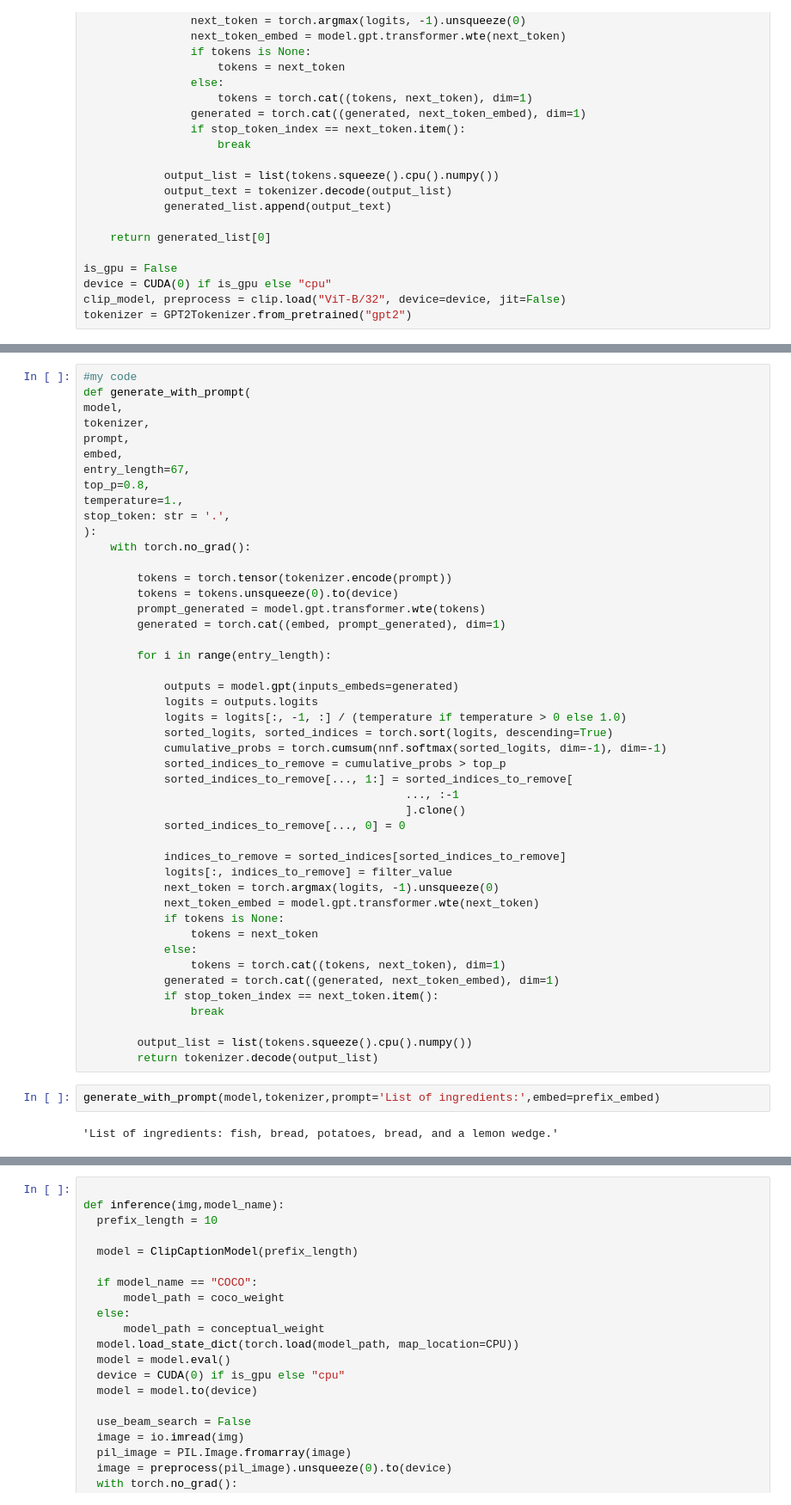
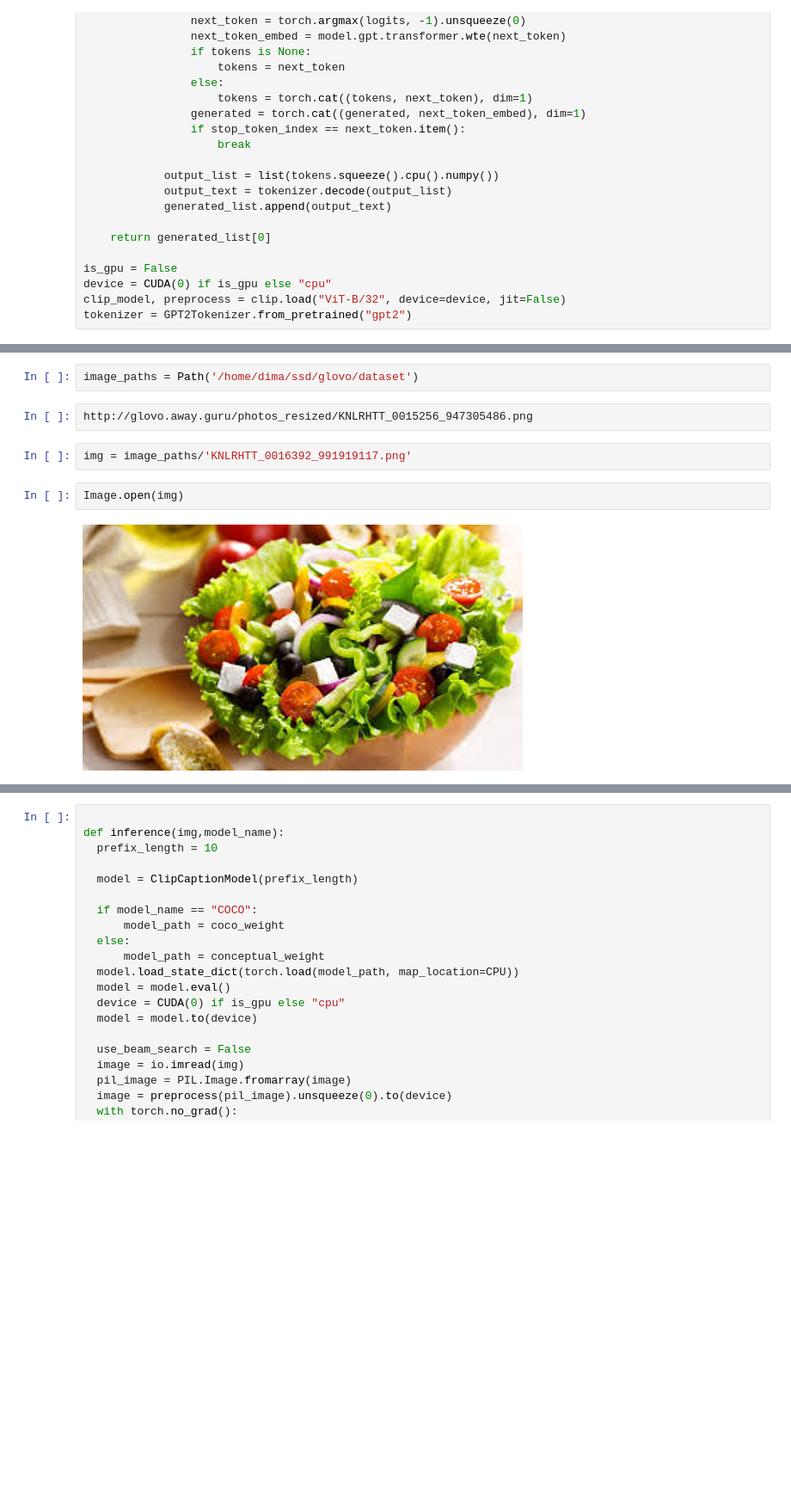
Before and after one commit to DmitriyG228/CLIP_prefix_caption, a Jupyter notebook: 00_model.ipynb, the cells around one changed output, grey strips where cells are left out. Shown: that part at 86% size. Drawn from its saved outputs; the diff is of its cells as text; blank space fills up the shorter version.

```diff
--- a/00_model.ipynb
+++ b/00_model.ipynb
@@ -286,50 +314,10 @@ stop_token: str = '.'
-# %%
-#my code
-def generate_with_prompt(
-model,
-tokenizer,
-prompt,
-embed,
-entry_length=67,
-top_p=0.8,
-temperature=1.,
-stop_token: str = '.',
-):
-    with torch.no_grad():
-
-        tokens = torch.tensor(tokenizer.encode(prompt))
-        tokens = tokens.unsqueeze(0).to(device)
-        prompt_generated = model.gpt.transformer.wte(tokens)
-        generated = torch.cat((embed, prompt_generated), dim=1)
-
-        for i in range(entry_length):
-
-            outputs = model.gpt(inputs_embeds=generated)
-            logits = outputs.logits
-            logits = logits[:, -1, :] / (temperature if temperature > 0 else 1.0)
-            sorted_logits, sorted_indices = torch.sort(logits, descending=True)
-            cumulative_probs = torch.cumsum(nnf.softmax(sorted_logits, dim=-1), dim=-1)
-            sorted_indices_to_remove = cumulative_probs > top_p
-            sorted_indices_to_remove[..., 1:] = sorted_indices_to_remove[
-                                                ..., :-1
-                                                ].clone()
-            sorted_indices_to_remove[..., 0] = 0
-
-            indices_to_remove = sorted_indices[sorted_indices_to_remove]
-            logits[:, indices_to_remove] = filter_value
-            next_token = torch.argmax(logits, -1).unsqueeze(0)
-            next_token_embed = model.gpt.transformer.wte(next_token)
-            if tokens is None:
-                tokens = next_token
-            else:
-                tokens = torch.cat((tokens, next_token), dim=1)
-            generated = torch.cat((generated, next_token_embed), dim=1)
-            if stop_token_index == next_token.item():
-                break
-
-        output_list = list(tokens.squeeze().cpu().numpy())
-        return tokenizer.decode(output_list)
-# %%
-generate_with_prompt(model,tokenizer,prompt='List of ingredients:',embed=prefix_embed)
-# %% [output]
-'List of ingredients: fish, bread, potatoes, bread, and a lemon wedge.'
+# %%
+image_paths = Path('/home/dima/ssd/glovo/dataset')
+# %%
+http://glovo.away.guru/photos_resized/KNLRHTT_0015256_947305486.png
+# %%
+img = image_paths/'KNLRHTT_0016392_991919117.png'
+# %%
+Image.open(img)
+# %% [output]
+[figure, added]
```
Also changed, not shown: parts of 23 cells of this notebook.
